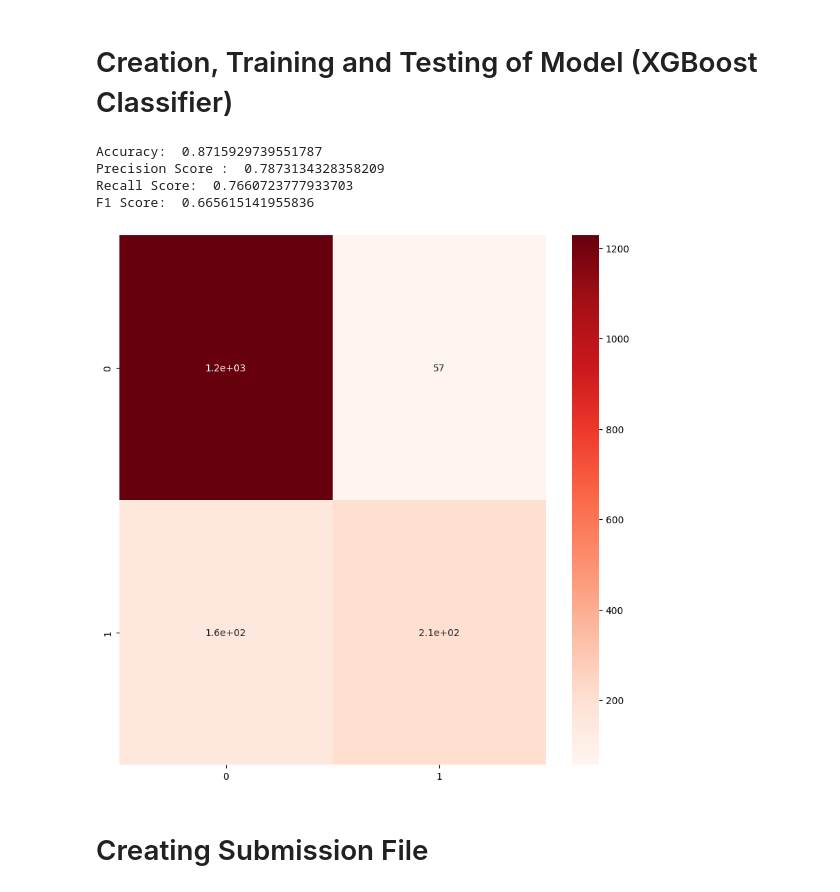
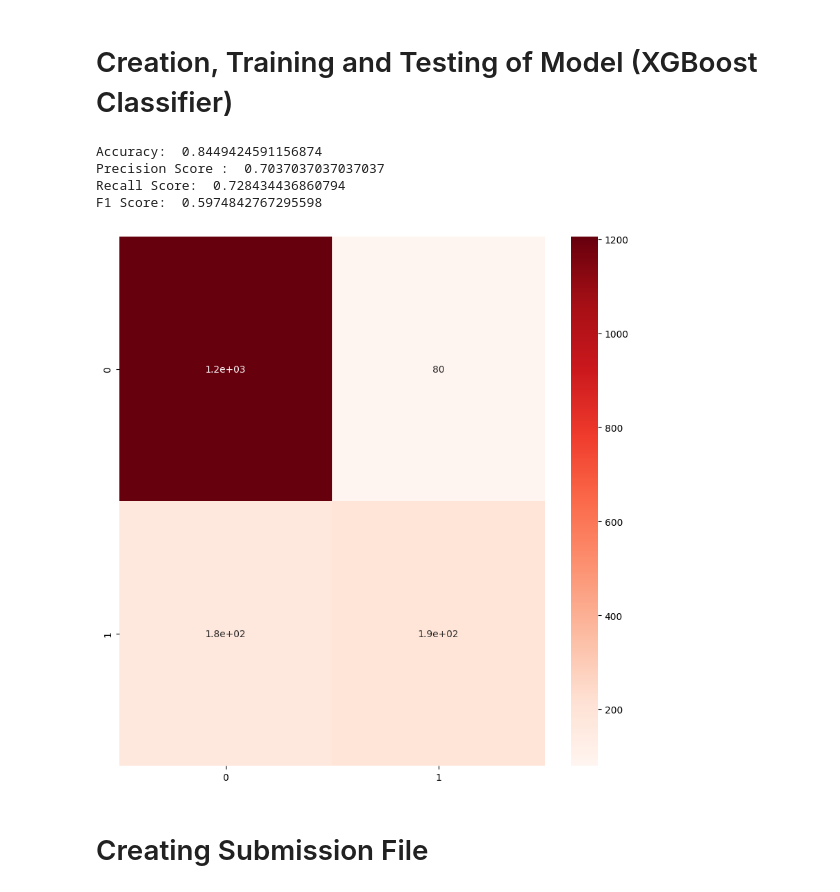
Before and after one commit to snajeebz/playground, a Jupyter notebook: bank-churn-binary-classification-xgboost.ipynb, the cells around one changed output. Saved outputs shown, nothing was run; the diff lists cells and outputs as text; code cells hidden in the pictures.

Commit message:
Kaggle Notebook | Bank Churn - Binary Classification - XGBoost | Version 14

```diff
--- a/bank-churn-binary-classification-xgboost.ipynb
+++ b/bank-churn-binary-classification-xgboost.ipynb
@@ -244,7 +244,7 @@ def cluster(X):
     agglo.fit(X)
     return ((agglo.labels_+1)/5)
 
-X=train_df[['Age','Gender']]
+X=train_df[['Age','Gender', 'IsActiveMember']]
 train_df['Cluster-1']=(cluster(X)+1)/5
 X=train_df[['Gender', 'Age', 'Tenure']]
 train_df['Cluster-2']=(cluster(X)+1)/5
@@ -252,7 +252,7 @@ X=train_df[['Age','Tenure']]
 train_df['Cluster-3']=(cluster(X)+1)/5
 X=train_df[['Gender','Tenure']]
 train_df['Cluster-4']=(cluster(X)+1)/5
-X=test_df[['Age','Gender', 'NumOfProducts']]
+X=test_df[['Age','Gender', 'IsActiveMember']]
 test_df['Cluster-1']=(cluster(X)+1)/5
 X=test_df[['Gender', 'Age', 'Tenure']]
 test_df['Cluster-2']=(cluster(X)+1)/5
@@ -347,18 +347,18 @@ def evaluate(y_test,ypred):
     s=sns.heatmap(cm,annot=True, cmap='Reds')
 # %%
 import xgboost as xgb
-xgb_model = xgb.XGBClassifier(objective="binary:logistic", random_state=42, verbosity=2, learning_rate= 0.05, max_depth=5, n_estimators=180)
+xgb_model = xgb.XGBClassifier(objective="binary:logistic",seed=42, alpha= 1**-7,learning_rate=0.01,n_estimators=50000)
 xgb_model.fit(X_train, y_train)
 
 y_pred = xgb_model.predict(X_test)
 
 evaluate(y_test,y_pred)
 # %% [output]
-Accuracy:  0.8715929739551787
-Precision Score :  0.7873134328358209
-Recall Score:  0.7660723777933703
-F1 Score:  0.665615141955836
+Accuracy:  0.8449424591156874
+Precision Score :  0.7037037037037037
+Recall Score:  0.728434436860794
+F1 Score:  0.5974842767295598
-[figure, old version]
+[figure, new version]
 # %% [markdown]
 # Creating Submission File
 # %%
```
Also changed, not shown: parts of 2 cells of this notebook.
